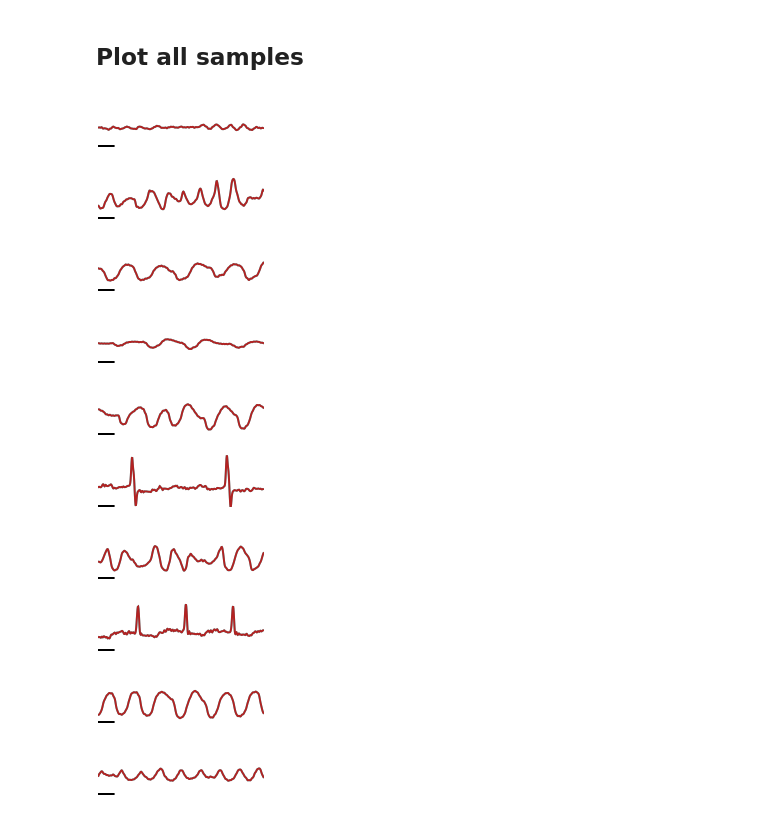
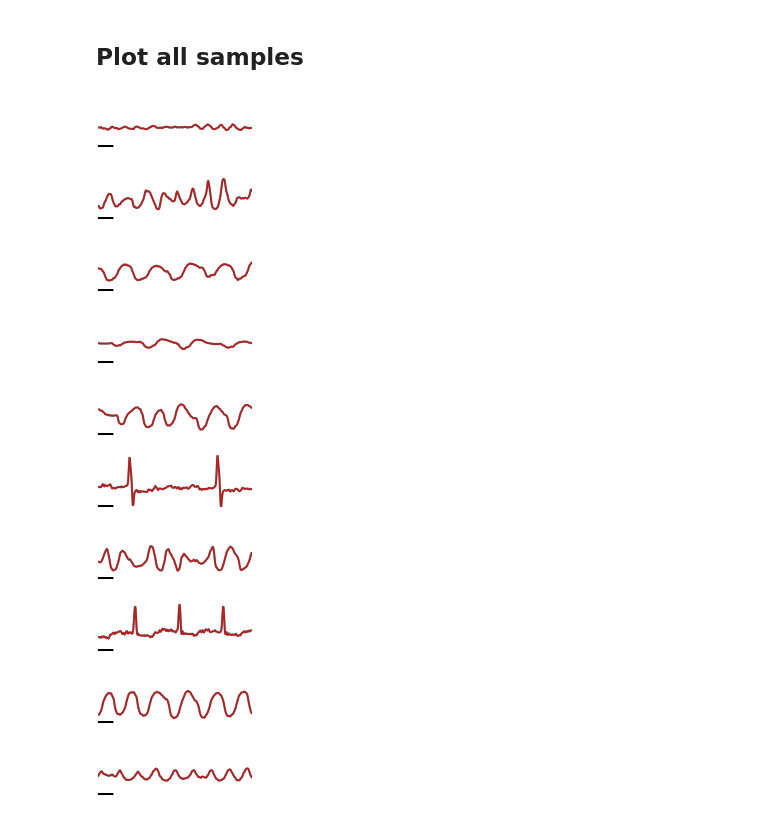
Before and after one commit to Priesemann-Group/perspective_heart_and_brain, a Jupyter notebook: notebooks_figures_paper/data_ecg.ipynb, the cells around one changed output. Cells and saved outputs as stored; diff of their text form; code cells hidden in the pictures.

```diff
--- a/notebooks_figures_paper/data_ecg.ipynb
+++ b/notebooks_figures_paper/data_ecg.ipynb
@@ -83,7 +83,7 @@ fig
 # plot the data (consistent with ecg_data from wfdb packages in python)
 # inch = 96
 mm = 2.83465 # pt
-width = 30*mm
+width = 28*mm
 height = 10*mm
 
 # set the y-axis limits to account for all datasets
@@ -103,40 +103,40 @@ for (label,dataset) in datasets
     end
 end
 ymin = minimum(ymins)
 ymax = maximum(ymaxs)
 
 for (label,dataset) in datasets
     # get data
     header, signal_or_signals = read_wfdb_record(path * dataset)
     signal = header.nsig == 1 ? signal_or_signals : signal_or_signals[1]
     # de-mean signal
     signal .-= mean(signal)
     time = range(0, length=length(signal), step=1/header.fs)
 
     # plot figure
     fig = Figure(size = (width,height), fontsize=10, figure_padding = 1, backgroundcolor = :transparent)
     ax = Axis(fig[1,1]; xgridvisible = false, ygridvisible = false, backgroundcolor = :transparent)
     hidedecorations!(ax)
     hidespines!(ax)
     lines!(ax, time, signal, color = colorant"firebrick", linewidth = 1)
     xlims!(ax, (0, 2))
     ylims!(ax, (ymin, ymax))
 
     # scale bar as black line for duration of 200ms below the signal
     lines!(ax, [0.0, 0.2], [ymin, ymin], color = :black, linewidth = 2)
 
     # save as pdf with transparent background
     save(path_figures*"data_ecg_$label.pdf", fig, pt_per_unit = 1, px_per_unit = 3)
     display(fig)
 end
 # %% [output]
-[figure, old version]
+[figure, new version]
-[figure, old version]
+[figure, new version]
-[figure, old version]
+[figure, new version]
-[figure, old version]
+[figure, new version]
-[figure, old version]
+[figure, new version]
-[figure, old version]
+[figure, new version]
-[figure, old version]
+[figure, new version]
-[figure, old version]
+[figure, new version]
-[figure, old version]
+[figure, new version]
-[figure, old version]
+[figure, new version]
```
Also changed, not shown: 3 other files.
